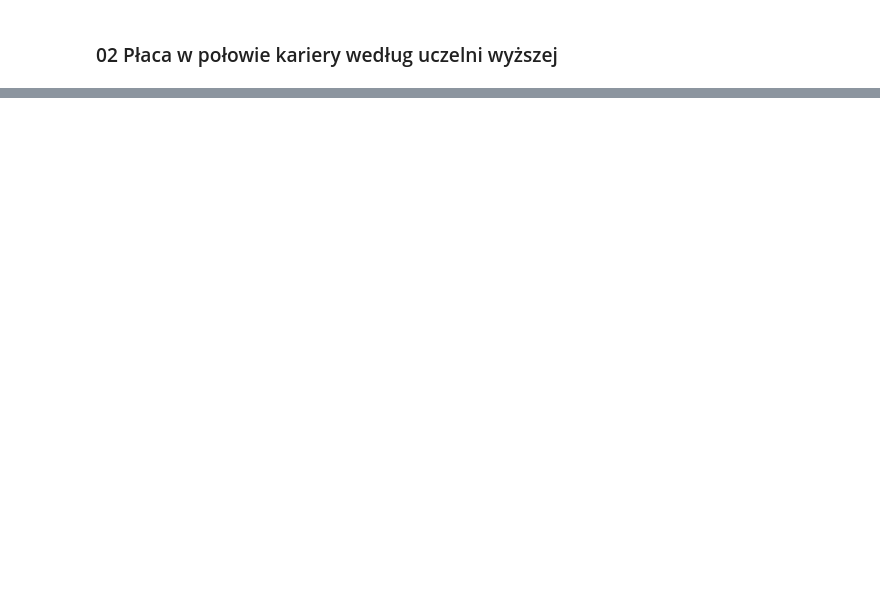
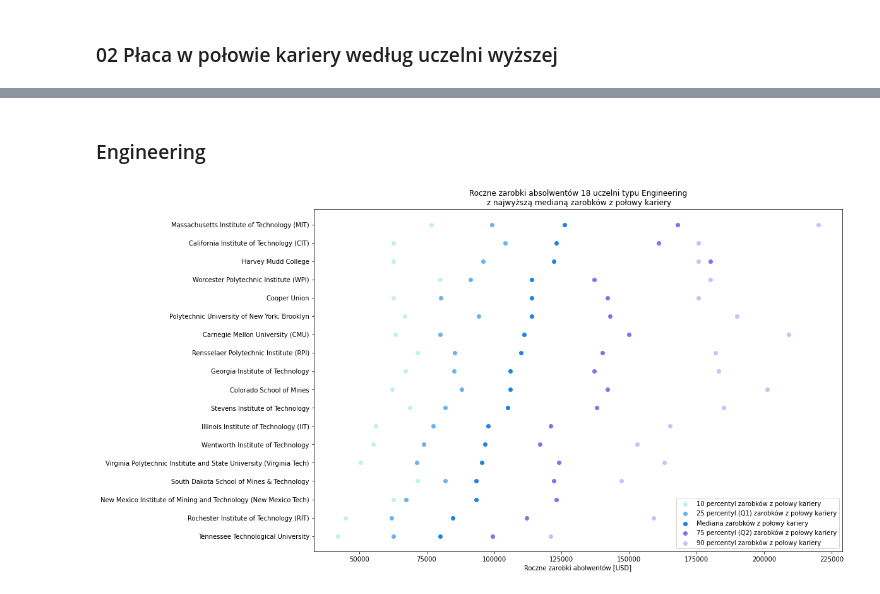
Before and after one commit to rsxxi/aiwd, a Jupyter notebook: 03 Tabele i wizualizacje.ipynb, the cells around one changed output, grey strips where cells are left out. Saved outputs shown, nothing was run; the diff lists cells and outputs as text; code cells hidden in the pictures; blank space fills up the shorter version.

```diff
--- a/03 Tabele i wizualizacje.ipynb
+++ b/03 Tabele i wizualizacje.ipynb
@@ -221,0 +225,6 @@ fig.savefig('wykres_2.png', dpi=300)
+# %% [markdown]
+### Engineering
+# %%
+generuj_wszystko(data, 'wykres_2.3.png', 'Engineering')
+# %% [output]
+[figure, added]
```
Also changed, not shown: parts of 14 cells of this notebook.
